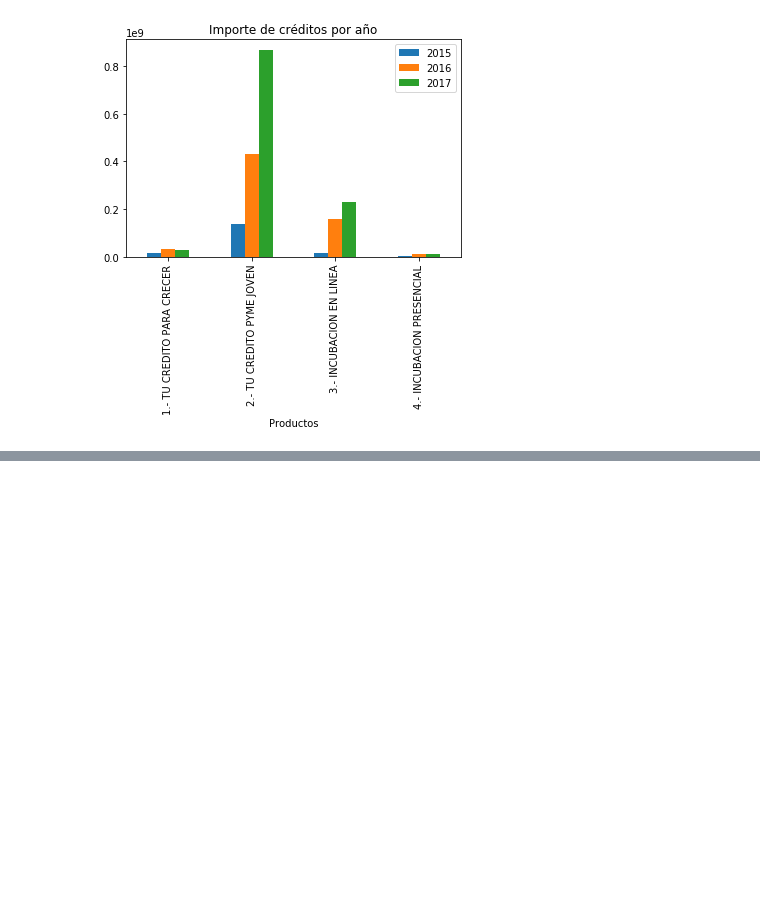
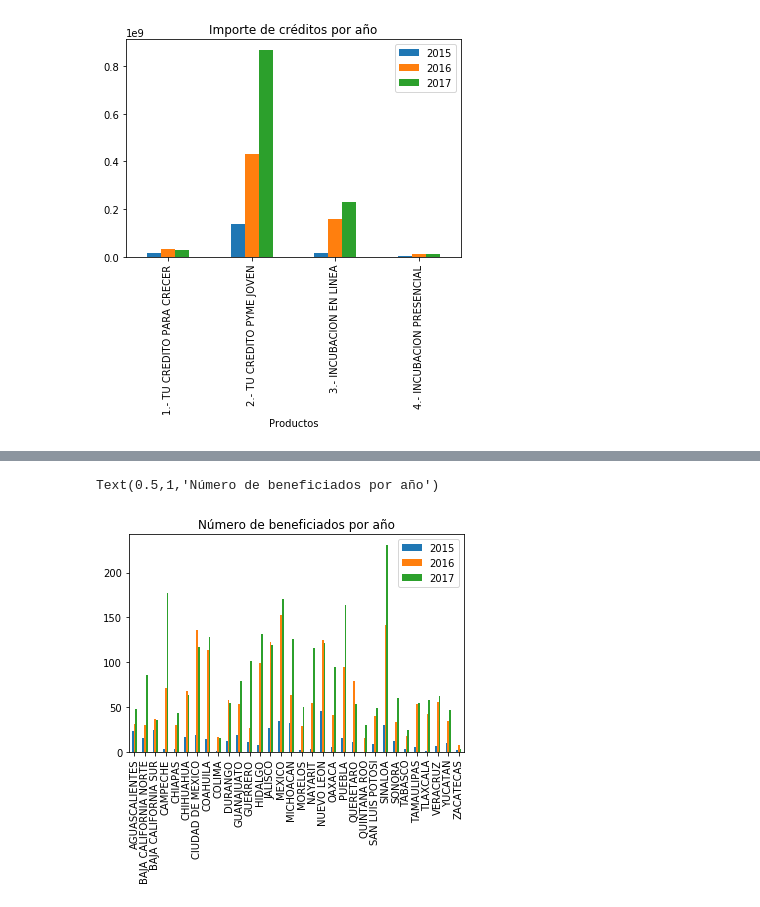
Before and after one commit to LessIsMorePy/CreditoJovenNafin, a Jupyter notebook: statistics.ipynb, the cells around one changed output, grey strips where cells are left out. Drawn from its saved outputs; the diff is of its cells as text; code cells hidden in the pictures; blank space fills up the shorter version.

```diff
--- a/statistics.ipynb
+++ b/statistics.ipynb
@@ -195,0 +210,6 @@ Text(0.5,1,'Importe de créditos por año')
+# %%
+benefited_2015 = df[df['Año'] == 2015].groupby(['Estado'])['Numero de Beneficiados'].sum()
+# %%
+benefited_years = {'2017': benefited_2017, '2016': benefited_2016, '2015': benefited_2015}
+# %%
+benefited_ = pd.DataFrame(benefited_years)
@@ -195,0 +225,6 @@ Text(0.5,1,'Importe de créditos por año')
+# %%
+benefited_.plot(kind='bar')
+plt.title('Número de beneficiados por año')
+# %% [output]
+Text(0.5,1,'Número de beneficiados por año')
+[figure, added]
```
Also changed, not shown: parts of 6 cells of this notebook.
